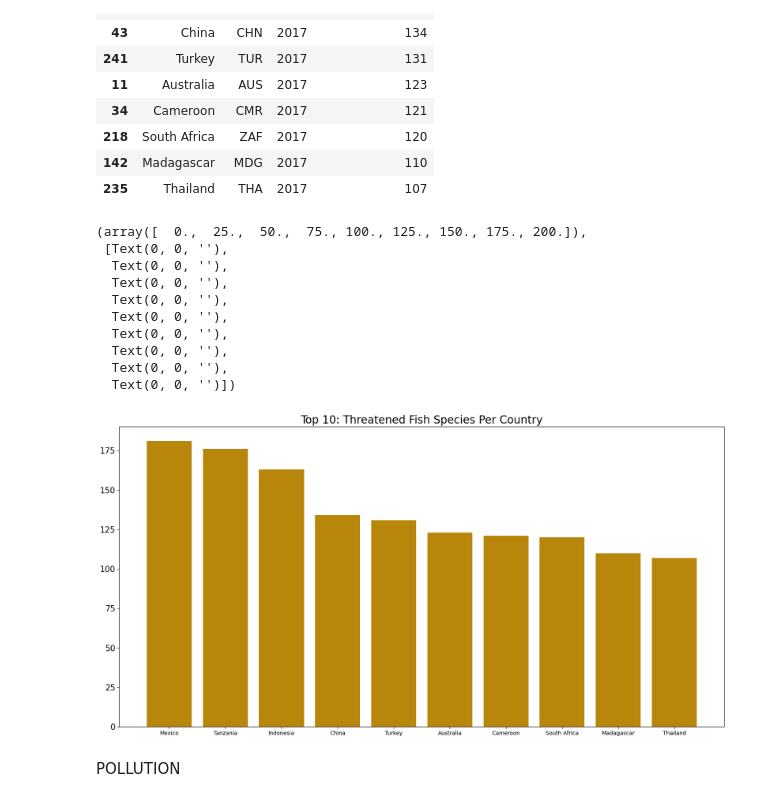
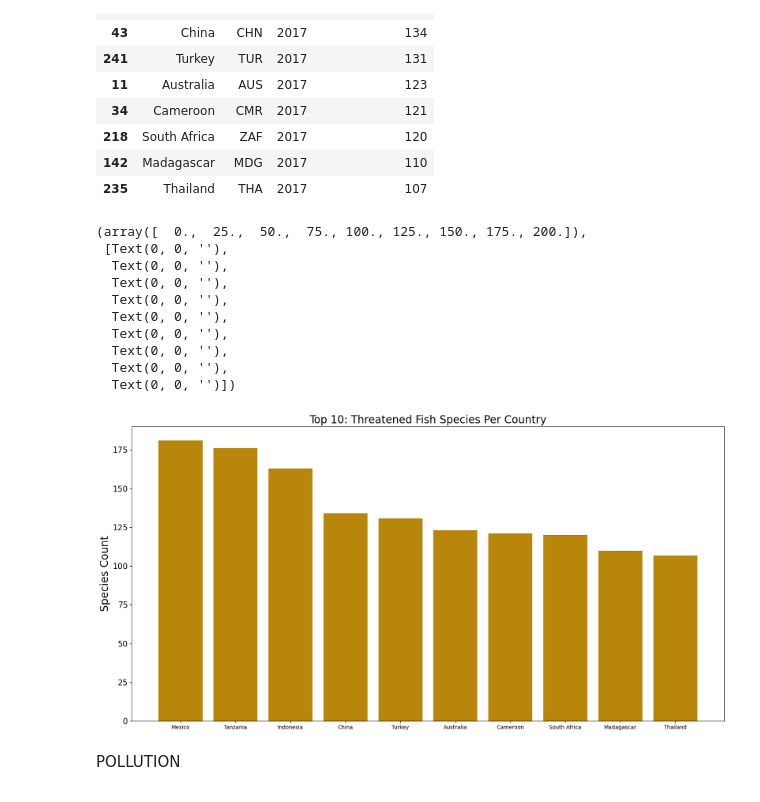
Before and after one commit to treybourgeois/nss_capstone_2021, a Jupyter notebook: data2/capstone_notebook.ipynb, the cells around one changed output. Drawn from its saved outputs; the diff is of its cells as text; code cells hidden in the pictures.

```diff
--- a/data2/capstone_notebook.ipynb
+++ b/data2/capstone_notebook.ipynb
@@ -338,23 +341,24 @@ fish_threat_top10
 # %%
 #plotting top 10 threatened fish species by country
 plt.style.use('default')
 plt.figure(figsize=(20,10))
 plt.bar(fish_threat_top10.Entity, fish_threat_top10.fish_threatened, color="darkgoldenrod")
 plt.title('Top 10: Threatened Fish Species Per Country', fontsize=20)
+plt.ylabel('Species Count',fontsize=20)
 
 plt.yticks(fontsize = 15)
 # %% [output]
 (array([  0.,  25.,  50.,  75., 100., 125., 150., 175., 200.]),
  [Text(0, 0, ''),
   Text(0, 0, ''),
   Text(0, 0, ''),
   Text(0, 0, ''),
   Text(0, 0, ''),
   Text(0, 0, ''),
   Text(0, 0, ''),
   Text(0, 0, ''),
   Text(0, 0, '')])
-[figure, old version]
+[figure, new version]
 # %% [markdown]
 POLLUTION
 # %%
```
Also changed, not shown: parts of 8 cells of this notebook, 9 other files.
